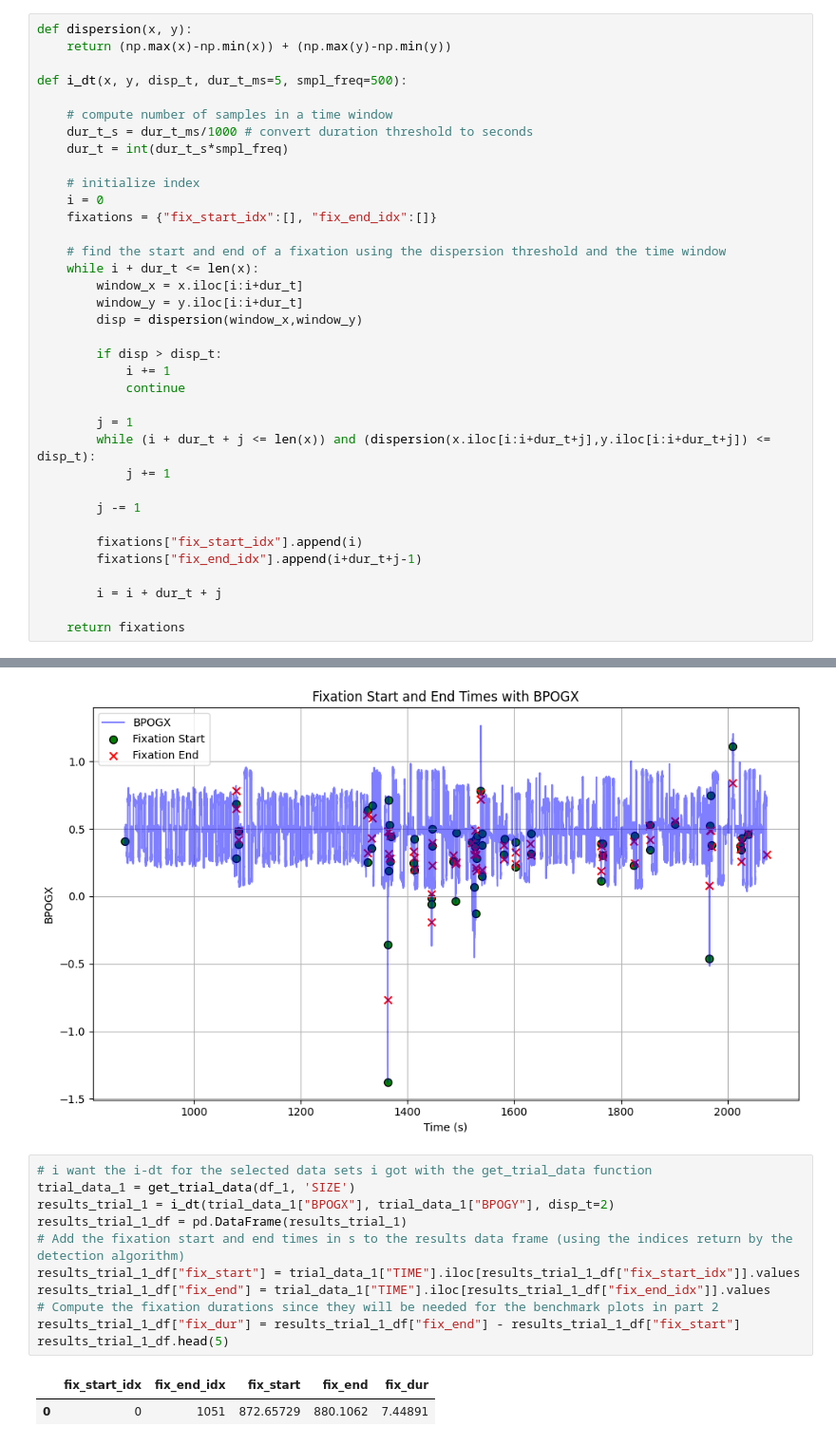
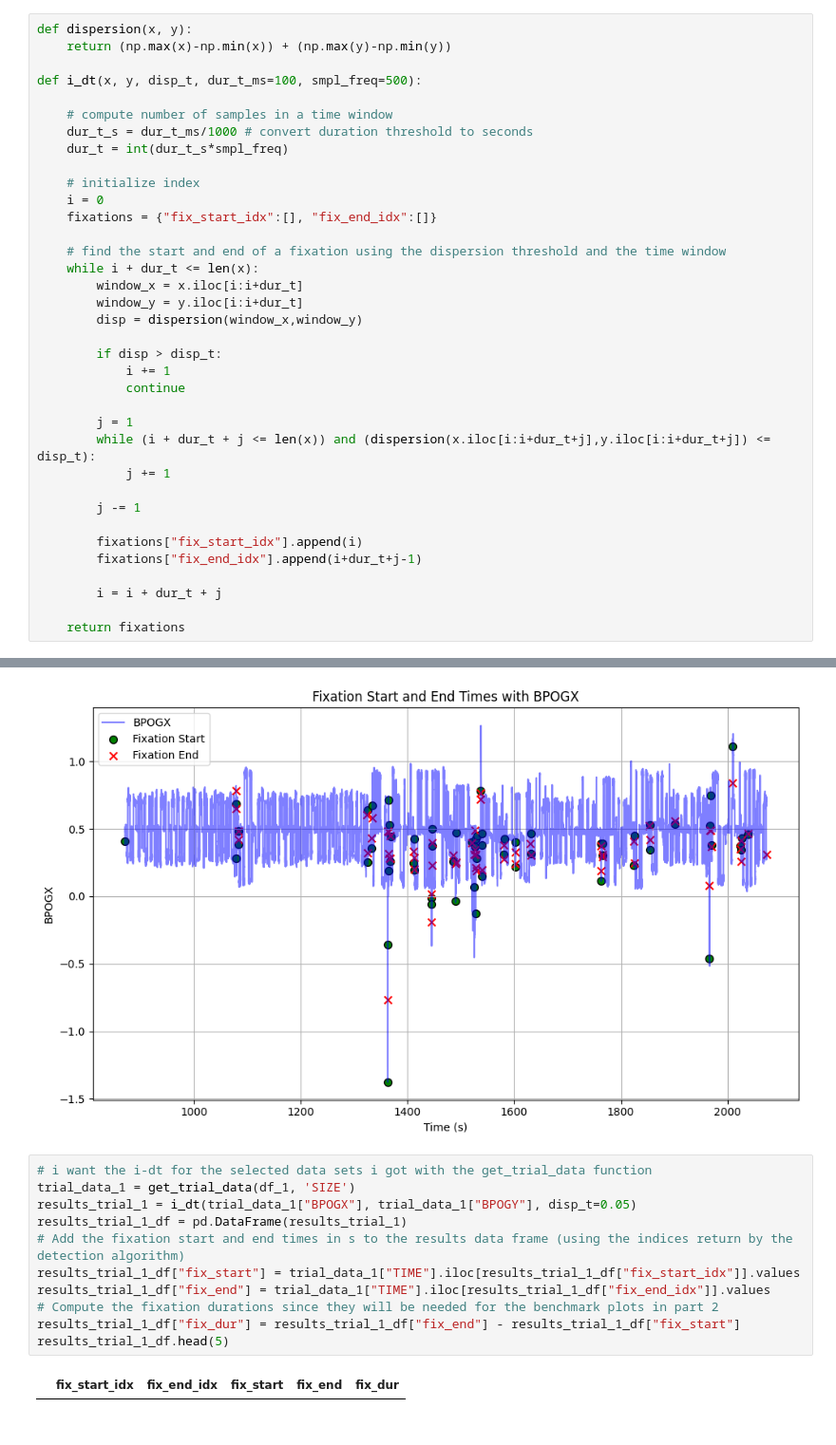
Before and after one commit to MadlenBartsch/EyeTracking_Projekt, a Jupyter notebook: scripts/visulaization.ipynb, the cells around one changed output, grey strips where cells are left out. Shown at 95% size. Drawn from its saved outputs; the diff is of its cells as text.

```diff
--- a/scripts/visulaization.ipynb
+++ b/scripts/visulaization.ipynb
@@ -233,7 +233,7 @@ See the caveats in the documentation: https://pandas.pydata.org/pandas-docs/stab
 def dispersion(x, y):
     return (np.max(x)-np.min(x)) + (np.max(y)-np.min(y))
 
-def i_dt(x, y, disp_t, dur_t_ms=5, smpl_freq=500):
+def i_dt(x, y, disp_t, dur_t_ms=100, smpl_freq=500):
 
     # compute number of samples in a time window
     dur_t_s = dur_t_ms/1000 # convert duration threshold to seconds
@@ -333,15 +333,14 @@ plt.plot()
 # %%
 # i want the i-dt for the selected data sets i got with the get_trial_data function
 trial_data_1 = get_trial_data(df_1, 'SIZE')
-results_trial_1 = i_dt(trial_data_1["BPOGX"], trial_data_1["BPOGY"], disp_t=2)
+results_trial_1 = i_dt(trial_data_1["BPOGX"], trial_data_1["BPOGY"], disp_t=0.05)
 results_trial_1_df = pd.DataFrame(results_trial_1)
 # Add the fixation start and end times in s to the results data frame (using the indices return by the detection algorithm)
 results_trial_1_df["fix_start"] = trial_data_1["TIME"].iloc[results_trial_1_df["fix_start_idx"]].values
 results_trial_1_df["fix_end"] = trial_data_1["TIME"].iloc[results_trial_1_df["fix_end_idx"]].values
 # Compute the fixation durations since they will be needed for the benchmark plots in part 2
 results_trial_1_df["fix_dur"] = results_trial_1_df["fix_end"] - results_trial_1_df["fix_start"]
 results_trial_1_df.head(5)
 # %% [output]
 |  | fix_start_idx | fix_end_idx | fix_start | fix_end | fix_dur |
-| 0 | 0 | 1051 | 872.65729 | 880.1062 | 7.44891 |
 # %%
```
Also changed, not shown: parts of 3 cells of this notebook.
